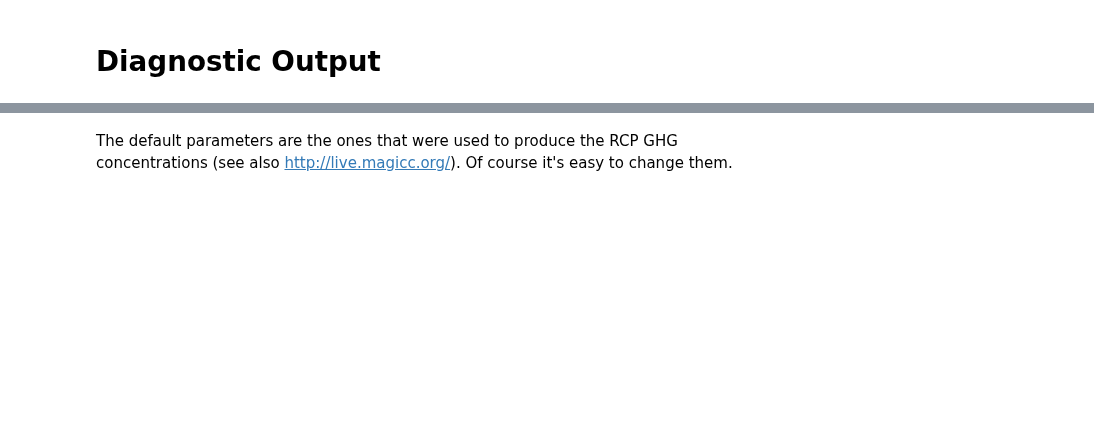
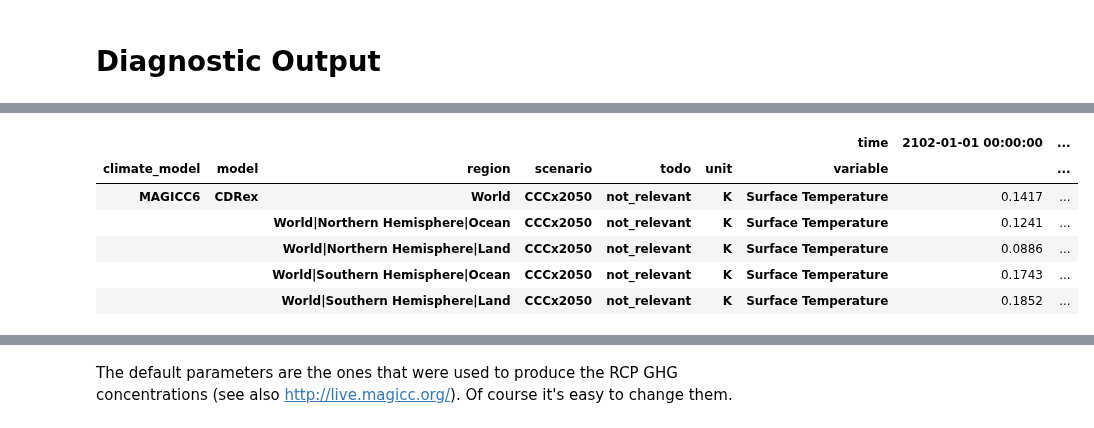
Before and after one commit to hsbay/cdrmex, a Jupyter notebook: ONCtests.ipynb, the cells around one changed output, grey strips where cells are left out. Cells and saved outputs as stored; diff of their text form; code cells hidden in the pictures; blank space fills up the shorter version.

```diff
--- a/ONCtests.ipynb
+++ b/ONCtests.ipynb
@@ -515,0 +570,10 @@ dtype: float64
+# %%
+res.filter(variable = 'Surface Temperature').timeseries().loc[:,datetime(2102,1,1):datetime(2107,1,1)].style
+# %% [output]
+|  |  |  |  |  |  | time | 2102-01-01 00:00:00 | ... |
+| climate_model | model | region | scenario | todo | unit | variable |  | ... |
+| MAGICC6 | CDRex | World | CCCx2050 | not_relevant | K | Surface Temperature | 0.1417 | ... |
+|  |  | World|Northern Hemisphere|Ocean | CCCx2050 | not_relevant | K | Surface Temperature | 0.1241 | ... |
+|  |  | World|Northern Hemisphere|Land | CCCx2050 | not_relevant | K | Surface Temperature | 0.0886 | ... |
+|  |  | World|Southern Hemisphere|Ocean | CCCx2050 | not_relevant | K | Surface Temperature | 0.1743 | ... |
+|  |  | World|Southern Hemisphere|Land | CCCx2050 | not_relevant | K | Surface Temperature | 0.1852 | ... |
```
Also changed, not shown: parts of 24 cells of this notebook.
